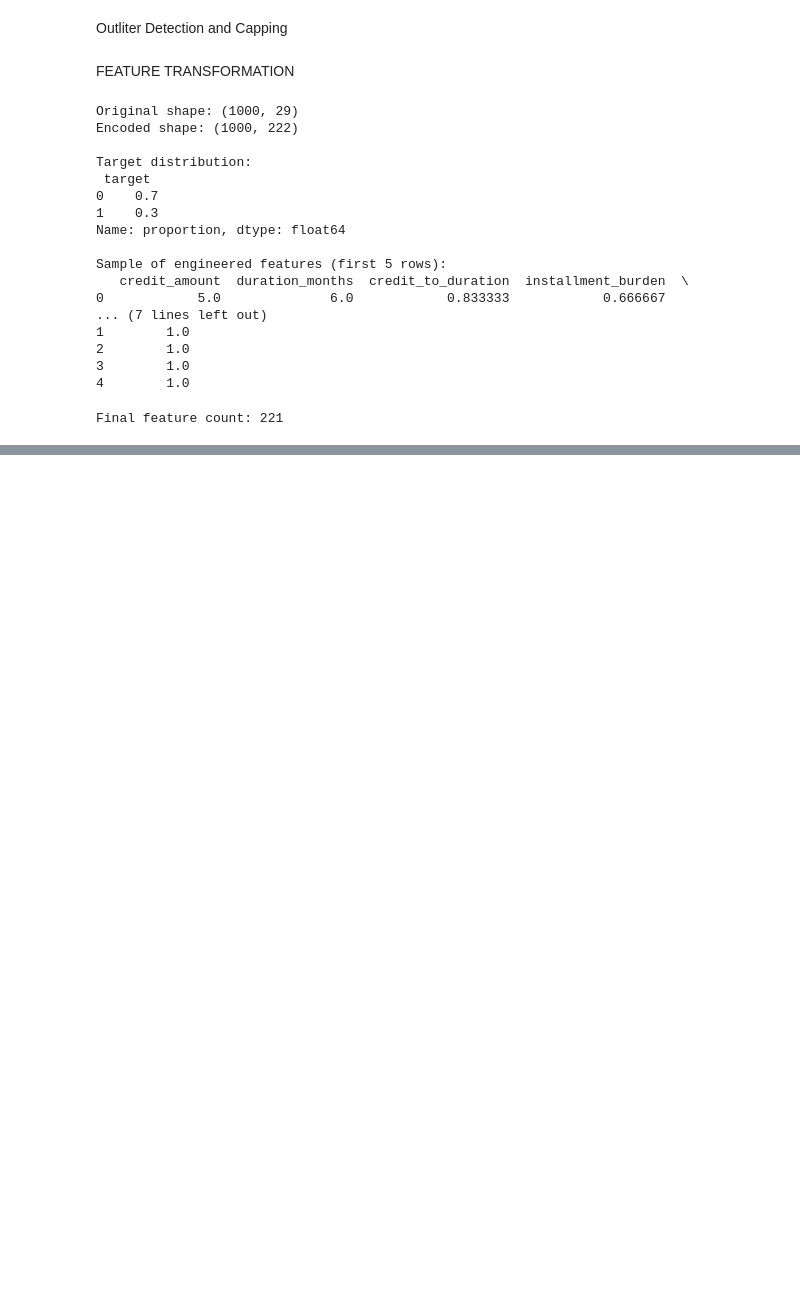
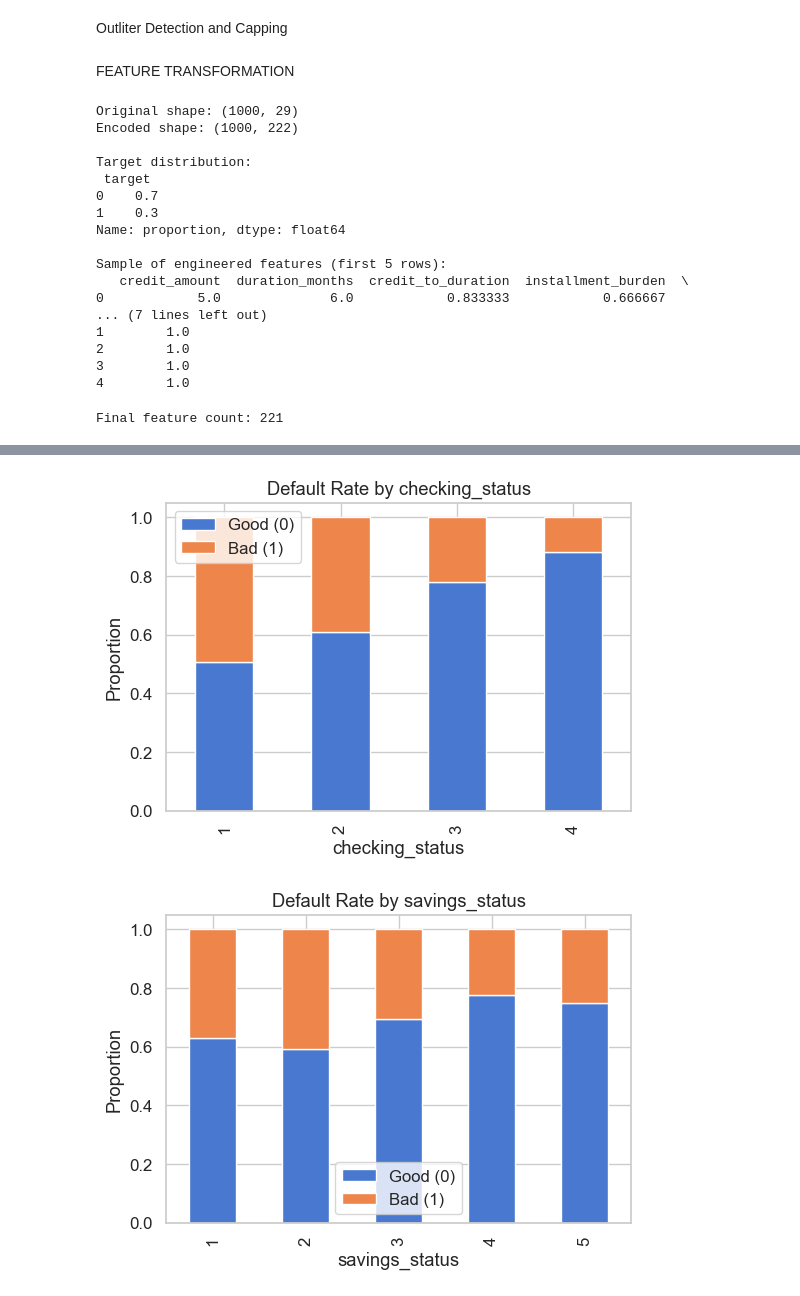
Before and after one commit to hitakshi2003/bootcamp_hitakshi_kulhare, a Jupyter notebook: project/SME Credit Risk.ipynb, the cells around one changed output, grey strips where cells are left out. Cells and saved outputs as stored; diff of their text form; code cells hidden in the pictures; blank space fills up the shorter version.

```diff
--- a/project/SME Credit Risk.ipynb
+++ b/project/SME Credit Risk.ipynb
@@ -275,0 +446,16 @@ Final feature count: 221
+# %%
+# -------------------------------
+# 2. Crosstab/stacked bar (categorical vs target)
+# -------------------------------
+cat_cols = ["checking_status", "savings_status", "housing", "job", "foreign_worker"]
+
+for col in cat_cols:
+    ct = pd.crosstab(df[col], df["target"], normalize="index")
+    ct.plot(kind="bar", stacked=True, figsize=(6,4))
+    plt.title(f"Default Rate by {col}")
+    plt.ylabel("Proportion")
+    plt.legend(["Good (0)", "Bad (1)"])
+    plt.show()
+# %% [output]
+[figure, added]
+[figure, added]
```
Also changed, not shown: parts of 20 cells of this notebook, 1 other file.
